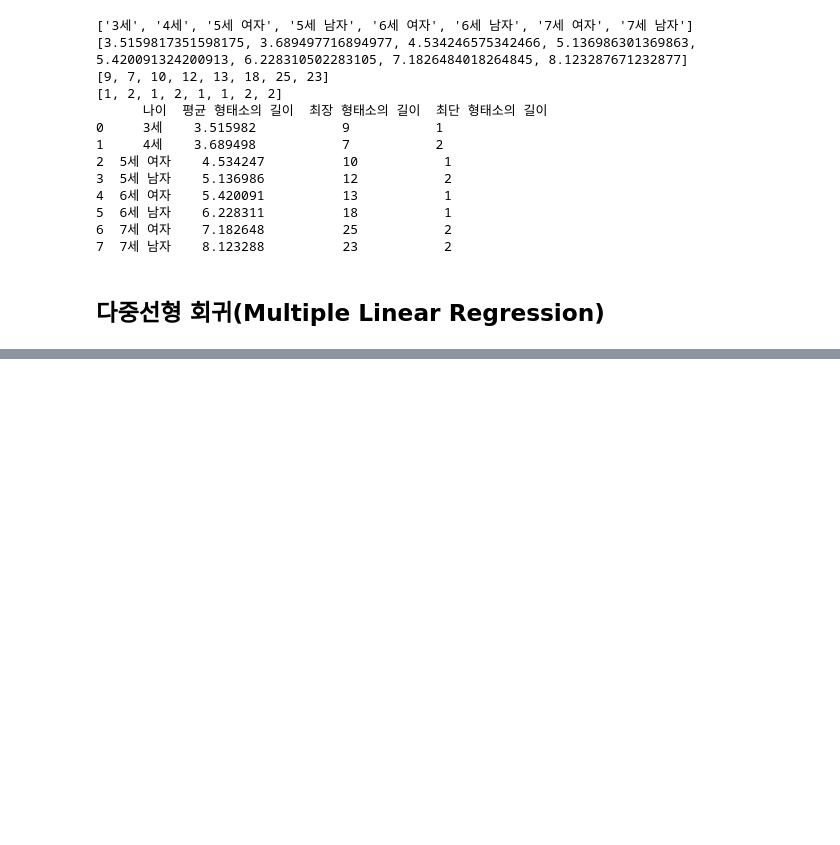
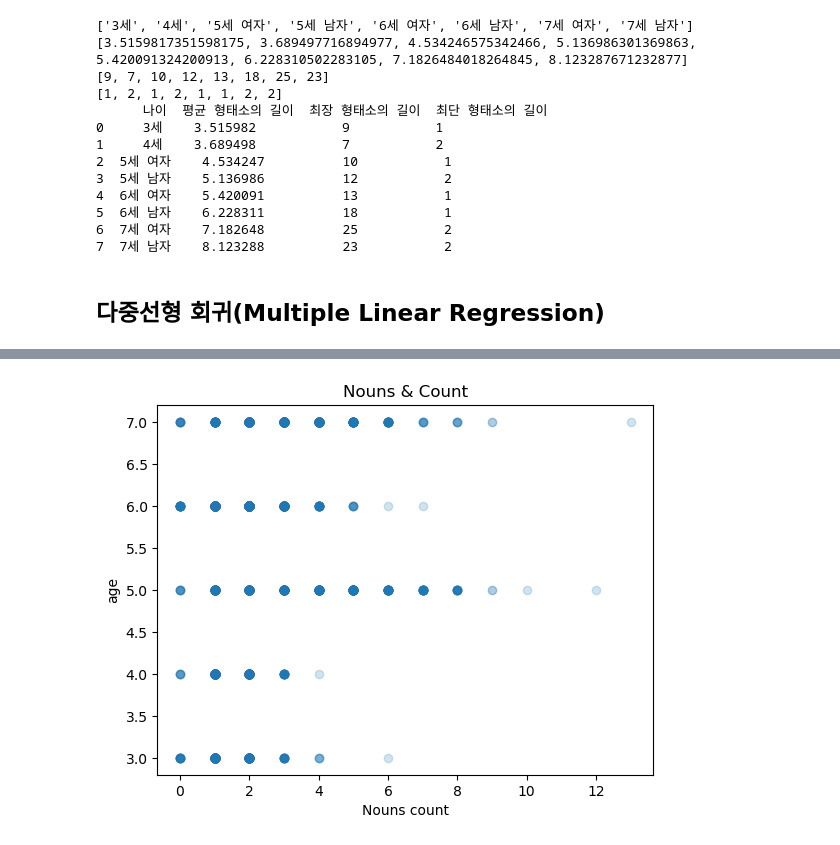
Before and after one commit to Gachon-Univ-GP-Team7/NLP_classification, a Jupyter notebook: nNlp.ipynb, the cells around one changed output, grey strips where cells are left out. Cells and saved outputs as stored; diff of their text form; code cells hidden in the pictures; blank space fills up the shorter version.

```diff
--- a/nNlp.ipynb
+++ b/nNlp.ipynb
@@ -836,0 +920,8 @@ print(lg.score(x_test, y_test))
+# %%
+plt.scatter(data["단어"], data["나이"], alpha=0.2)
+plt.xlabel('Nouns count')
+plt.ylabel('age')
+plt.title("Nouns & Count")
+plt.show()
+# %% [output]
+[figure, added]
```
Also changed, not shown: parts of 15 cells of this notebook.
